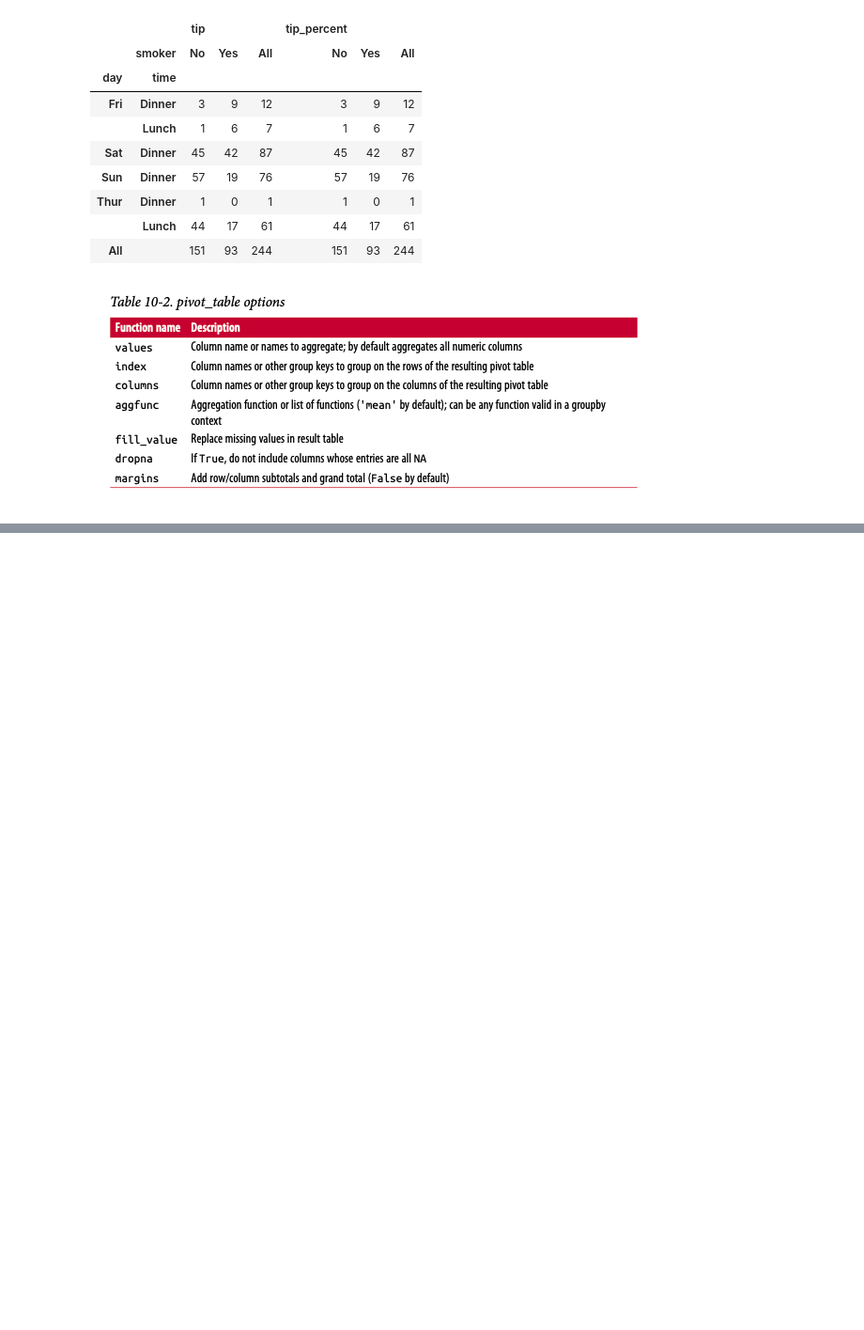
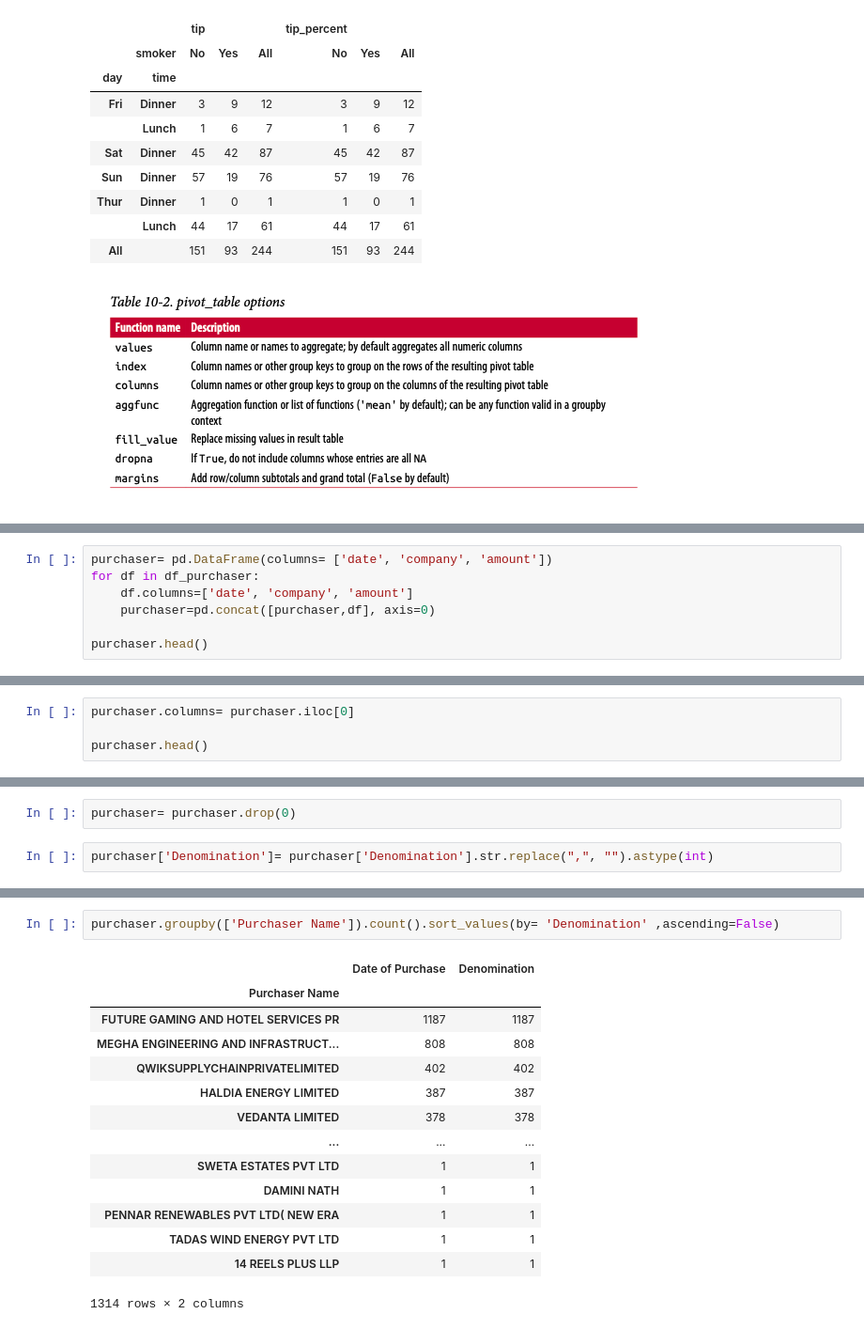
Before and after one commit to SaurVer/My_python_journey, a Jupyter notebook: Assignment_1/Python for Data Analysis by Wes mikkney/Chapter 10: Data Aggregation and Group Operations.ipynb, the cells around one changed output, grey strips where cells are left out. Shown at 94% size. Saved outputs shown, nothing was run; the diff lists cells and outputs as text; blank space fills up the shorter version.

```diff
--- a/Assignment_1/Python for Data Analysis by Wes mikkney/Chapter 10: Data Aggregation and Group Operations.ipynb
+++ b/Assignment_1/Python for Data Analysis by Wes mikkney/Chapter 10: Data Aggregation and Group Operations.ipynb
@@ -1109,0 +1156,7 @@ tip_data.pivot_table(index=['day', 'time'], values=['tip_percent', 'tip'], colum
+# %%
+purchaser= pd.DataFrame(columns= ['date', 'company', 'amount'])
+for df in df_purchaser:
+    df.columns=['date', 'company', 'amount']
+    purchaser=pd.concat([purchaser,df], axis=0)
+
+purchaser.head()
@@ -1109,0 +1170,4 @@ tip_data.pivot_table(index=['day', 'time'], values=['tip_percent', 'tip'], colum
+# %%
+purchaser.columns= purchaser.iloc[0]
+
+purchaser.head()
@@ -1109,0 +1181,4 @@ tip_data.pivot_table(index=['day', 'time'], values=['tip_percent', 'tip'], colum
+# %%
+purchaser= purchaser.drop(0)
+# %%
+purchaser['Denomination']= purchaser['Denomination'].str.replace(",", "").astype(int)
@@ -1109,0 +1234,17 @@ tip_data.pivot_table(index=['day', 'time'], values=['tip_percent', 'tip'], colum
+# %%
+purchaser.groupby(['Purchaser Name']).count().sort_values(by= 'Denomination' ,ascending=False)
+# %% [output]
+|  | Date of Purchase | Denomination |
+| Purchaser Name |  |  |
+| FUTURE GAMING AND HOTEL SERVICES PR | 1187 | 1187 |
+| MEGHA ENGINEERING AND INFRASTRUCT... | 808 | 808 |
+| QWIKSUPPLYCHAINPRIVATELIMITED | 402 | 402 |
+| HALDIA ENERGY LIMITED | 387 | 387 |
+| VEDANTA LIMITED | 378 | 378 |
+| ... | ... | ... |
+| SWETA ESTATES PVT LTD | 1 | 1 |
+| DAMINI NATH | 1 | 1 |
+| PENNAR RENEWABLES PVT LTD( NEW ERA | 1 | 1 |
+| TADAS WIND ENERGY PVT LTD | 1 | 1 |
+| 14 REELS PLUS LLP | 1 | 1 |
+1314 rows × 2 columns
```
Also changed, not shown: parts of 12 cells of this notebook.
